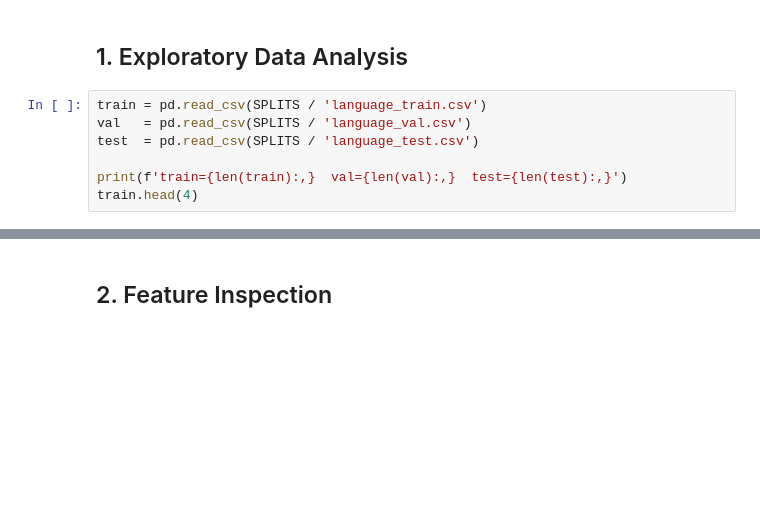
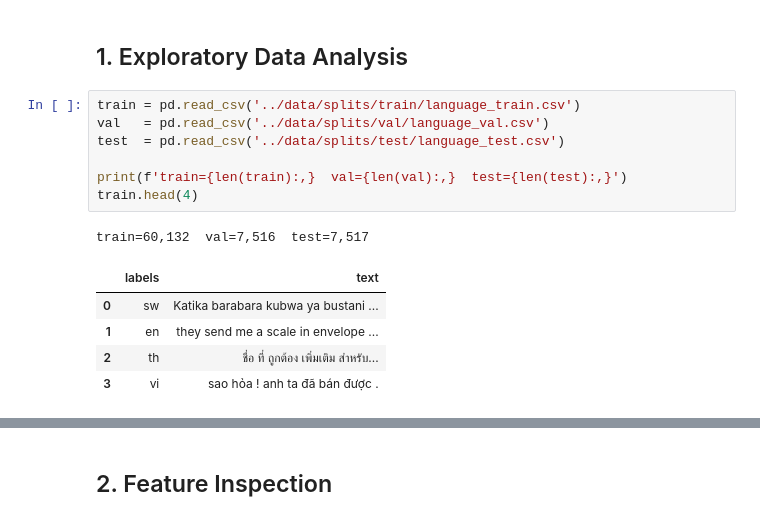
Before and after one commit to 3omdawy11/mental_health_chatbot, a Jupyter notebook: notebooks/1_language_detection.ipynb, the cells around one changed output, grey strips where cells are left out. Saved outputs shown, nothing was run; the diff lists cells and outputs as text; blank space fills up the shorter version.

```diff
--- a/notebooks/1_language_detection.ipynb
+++ b/notebooks/1_language_detection.ipynb
@@ -23,11 +25,18 @@ print('Ready')
 # %% [markdown]
 ## 1. Exploratory Data Analysis
 # %%
-train = pd.read_csv(SPLITS / 'language_train.csv')
-val   = pd.read_csv(SPLITS / 'language_val.csv')
-test  = pd.read_csv(SPLITS / 'language_test.csv')
+train = pd.read_csv('../data/splits/train/language_train.csv')
+val   = pd.read_csv('../data/splits/val/language_val.csv')
+test  = pd.read_csv('../data/splits/test/language_test.csv')
 
 print(f'train={len(train):,}  val={len(val):,}  test={len(test):,}')
 train.head(4)
+# %% [output]
+train=60,132  val=7,516  test=7,517
+|  | labels | text |
+| 0 | sw | Katika barabara kubwa ya bustani ... |
+| 1 | en | they send me a scale in envelope ... |
+| 2 | th | ชื่อ ที่ ถูกต้อง เพิ่มเติม สำหรับ... |
+| 3 | vi | sao hỏa ! anh ta đã bán được . |
 # %%
 # ── Language distribution ────────────────────────────────────────────────────
```
Also changed, not shown: parts of 11 cells of this notebook, 14 other files.
